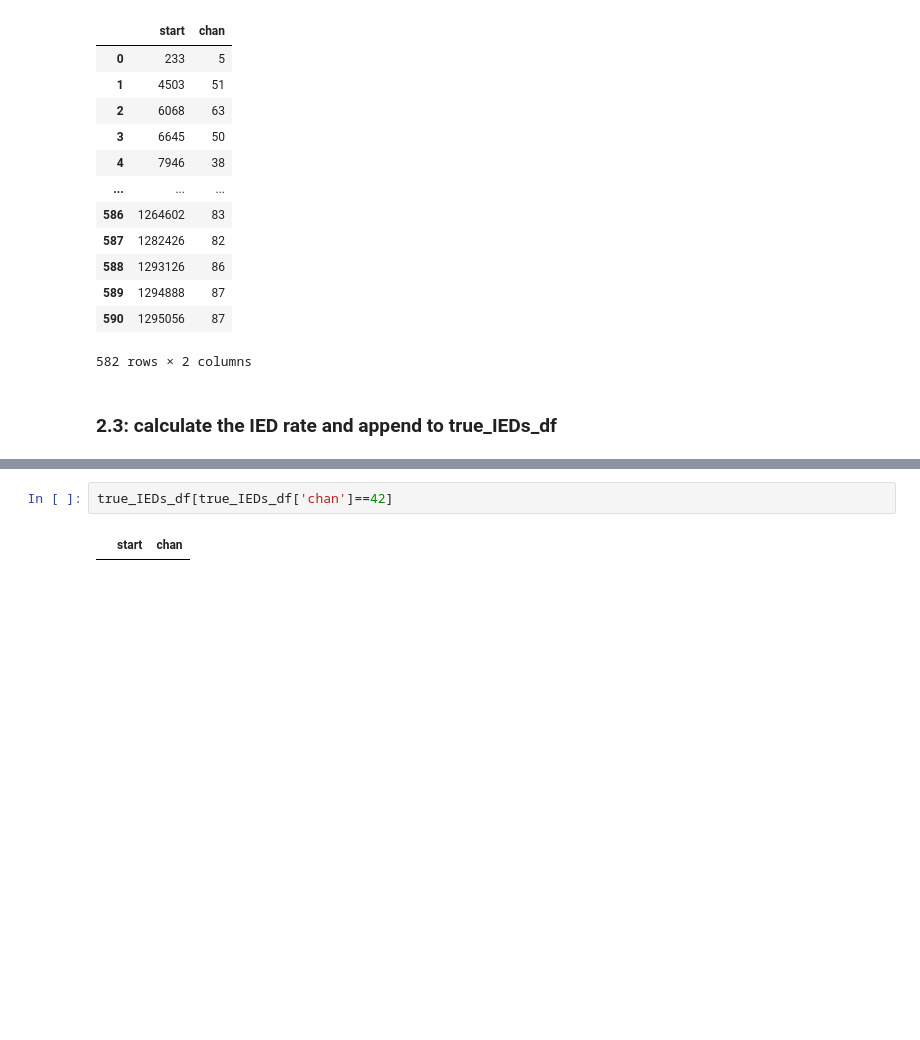
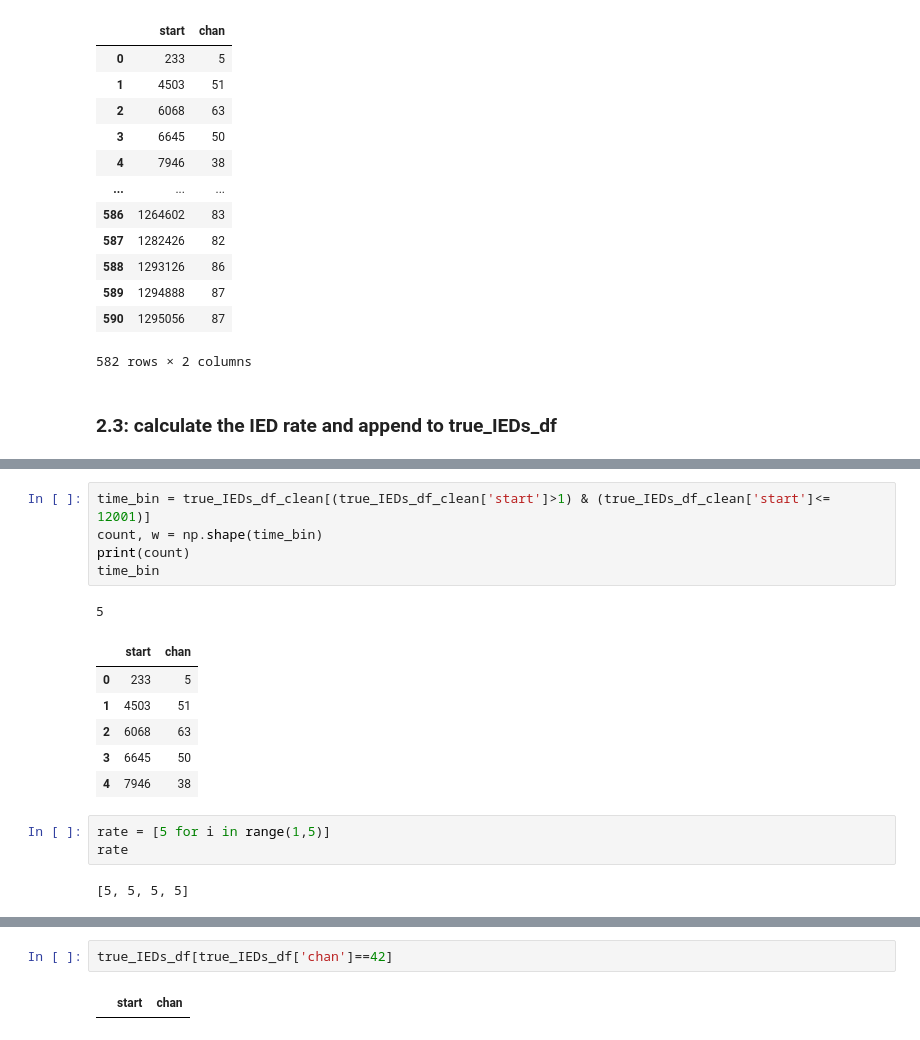
Before and after one commit to Simurgh818/IED_distributions, a Jupyter notebook: IED_distributions.ipynb, the cells around one changed output, grey strips where cells are left out. Drawn from its saved outputs; the diff is of its cells as text; blank space fills up the shorter version.

```diff
--- a/IED_distributions.ipynb
+++ b/IED_distributions.ipynb
@@ -236,0 +253,18 @@ time
+# %%
+time_bin = true_IEDs_df_clean[(true_IEDs_df_clean['start']>1) & (true_IEDs_df_clean['start']<= 12001)]
+count, w = np.shape(time_bin)
+print(count)
+time_bin
+# %% [output]
+5
+|  | start | chan |
+| 0 | 233 | 5 |
+| 1 | 4503 | 51 |
+| 2 | 6068 | 63 |
+| 3 | 6645 | 50 |
+| 4 | 7946 | 38 |
+# %%
+rate = [5 for i in range(1,5)]
+rate
+# %% [output]
+[5, 5, 5, 5]
```
Also changed, not shown: parts of 5 cells of this notebook.
